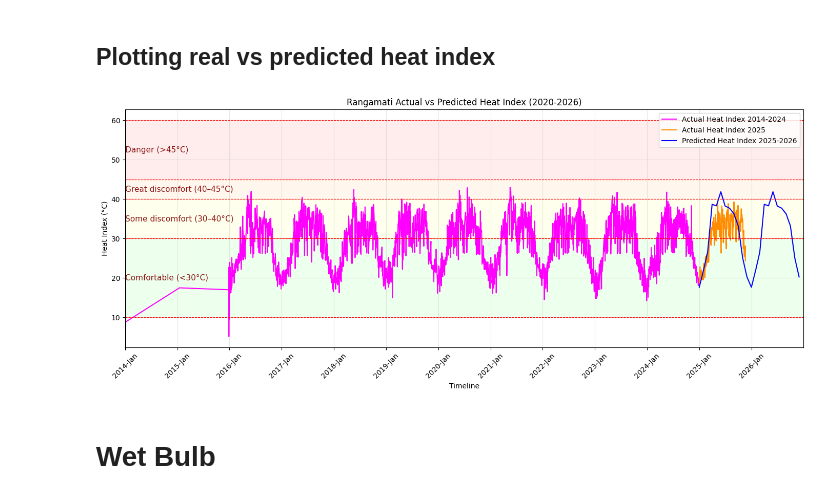
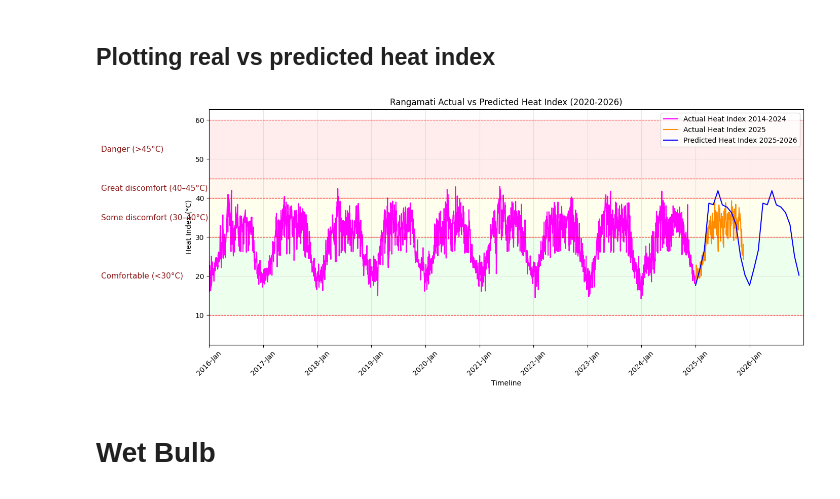
Before and after one commit to not-your-pancake/TCC_Journal, a Jupyter notebook: HI_WB_HS_HM_WBG/rangamati.ipynb, the cells around one changed output. Cells and saved outputs as stored; diff of their text form; code cells hidden in the pictures.

```diff
--- a/HI_WB_HS_HM_WBG/rangamati.ipynb
+++ b/HI_WB_HS_HM_WBG/rangamati.ipynb
@@ -2471,35 +2471,35 @@ bands = [
     (40, 45, "Great discomfort (40–45°C)", (1, 0.5, 0, 0.07)),
     (45, 60, "Danger (>45°C)", (1, 0, 0, 0.07))
 ]
 
 ax = plt.gca()
 for low, high, label, color in bands:
     ax.axhspan(low, high, facecolor=color, edgecolor=None)
     plt.axhline(y=low, color='red', linestyle='--', linewidth=0.8)
     plt.axhline(y=high, color='red', linestyle='--', linewidth=0.8)
     plt.text(
         x=df_HI_2024_plot.index.min(),
         y=(low + high)/2,
         s=label,
         fontsize=11,
         color="maroon",
         va="center",
         ha="left",
         alpha=0.9
     )
 
 # --- X-axis formatting ---
 plt.gca().xaxis.set_major_locator(mdates.YearLocator())
 plt.gca().xaxis.set_major_formatter(mdates.DateFormatter('%Y-%b'))
 plt.xticks(rotation=45)
 plt.grid(alpha=0.3)
-plt.xlim(pd.Timestamp('2014-01-01'), pd.Timestamp('2026-12-31'))
+plt.xlim(pd.Timestamp('2016-01-01'), pd.Timestamp('2026-12-31'))
 
 plt.legend()
 plt.tight_layout()
 plt.show()
 # %% [output]
-[figure, old version]
+[figure, new version]
 # %% [markdown]
 # Wet Bulb
 # %% [markdown]
```
